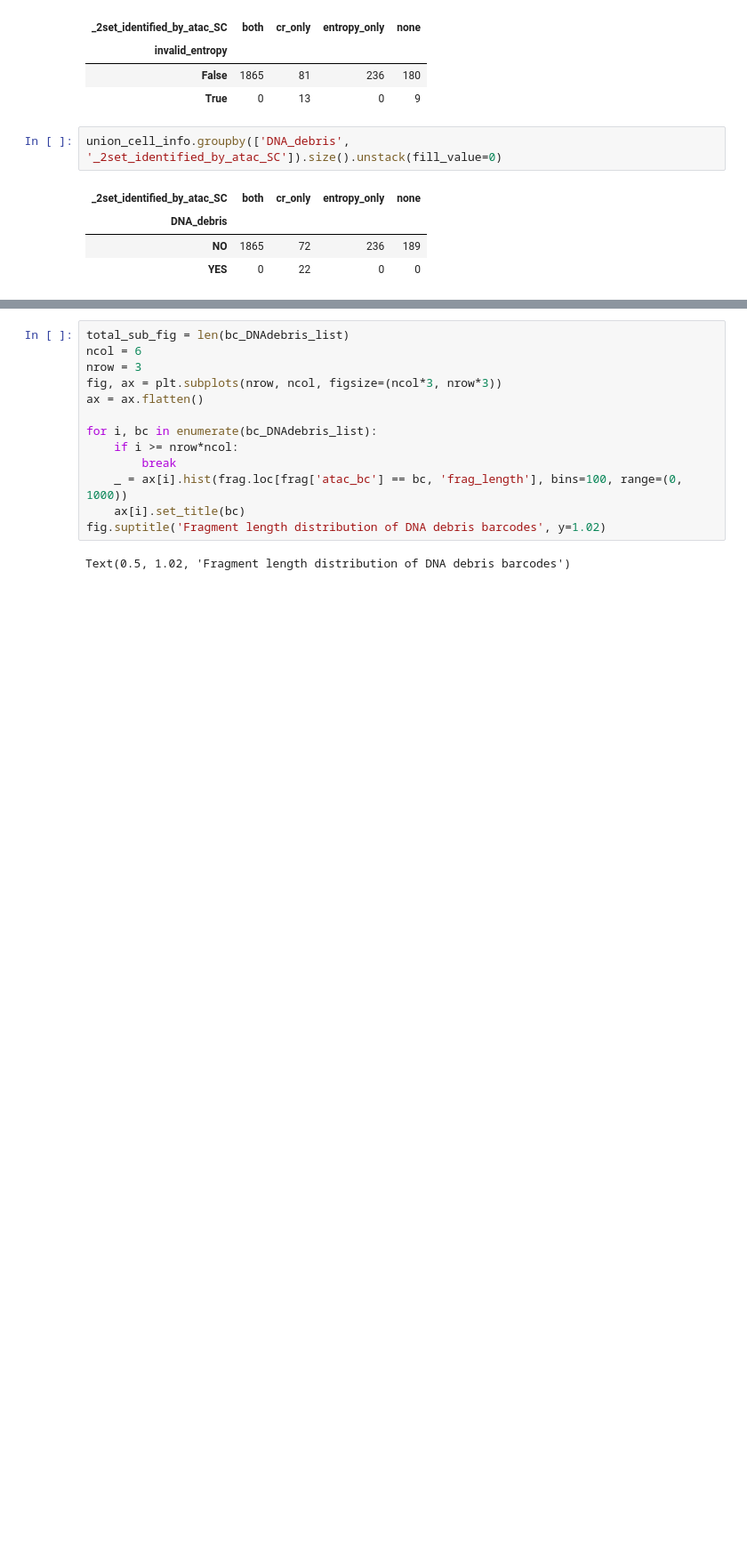
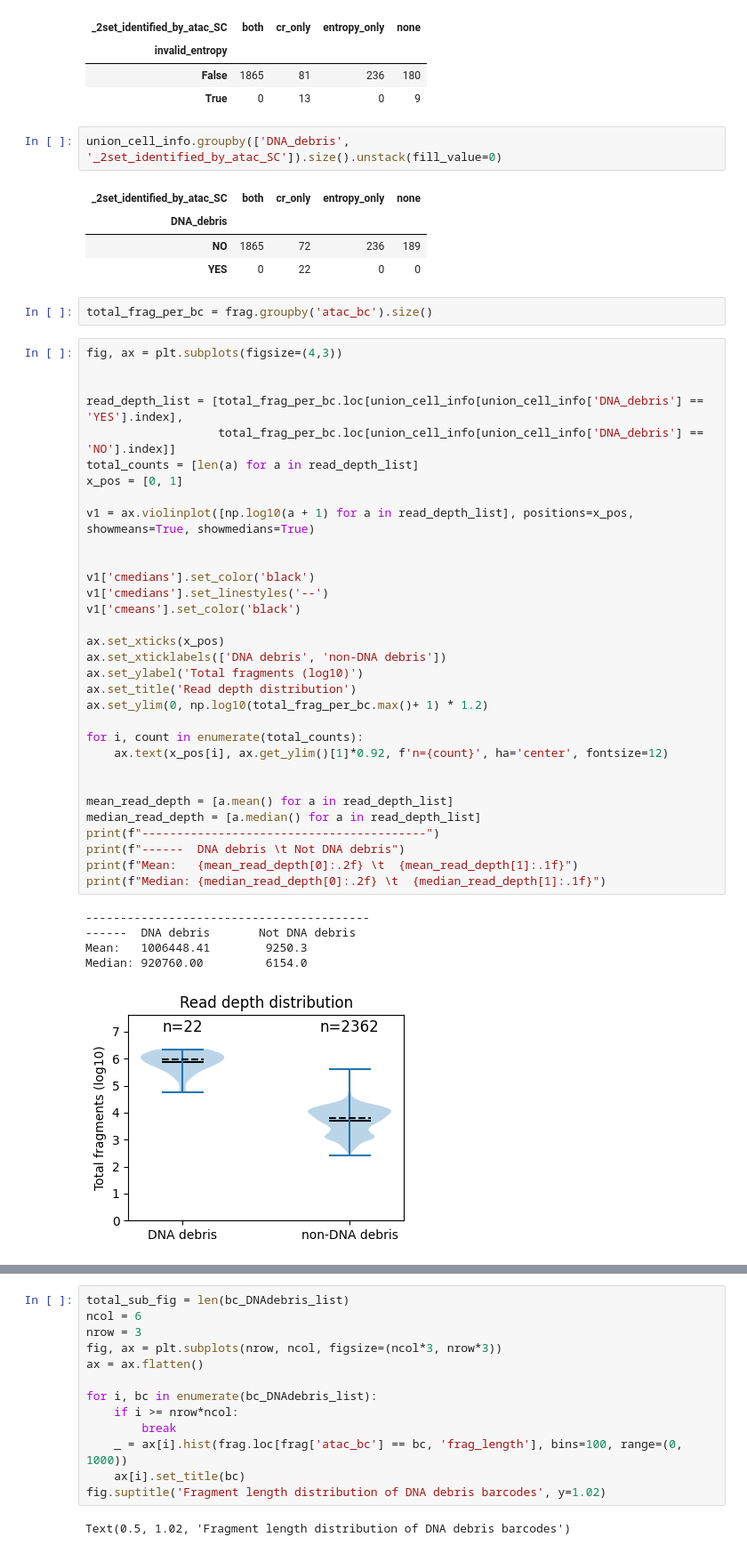
Before and after one commit to streetslab/SADE, a Jupyter notebook: EDA/benchmark_pbmc_union_3sets_p3_frag_dist.ipynb, the cells around one changed output, grey strips where cells are left out. Shown at 89% size. Saved outputs shown, nothing was run; the diff lists cells and outputs as text; blank space fills up the shorter version.

```diff
--- a/EDA/benchmark_pbmc_union_3sets_p3_frag_dist.ipynb
+++ b/EDA/benchmark_pbmc_union_3sets_p3_frag_dist.ipynb
@@ -65,3 +65,43 @@ union_cell_info.groupby(['DNA_debris', '_2set_identified_by_atac_SC']).size().un
 | DNA_debris |  |  |  |  |
 | NO | 1865 | 72 | 236 | 189 |
 | YES | 0 | 22 | 0 | 0 |
+# %%
+total_frag_per_bc = frag.groupby('atac_bc').size()
+# %%
+fig, ax = plt.subplots(figsize=(4,3))
+
+
+read_depth_list = [total_frag_per_bc.loc[union_cell_info[union_cell_info['DNA_debris'] == 'YES'].index],
+                   total_frag_per_bc.loc[union_cell_info[union_cell_info['DNA_debris'] == 'NO'].index]]
+total_counts = [len(a) for a in read_depth_list]
+x_pos = [0, 1]
+
+v1 = ax.violinplot([np.log10(a + 1) for a in read_depth_list], positions=x_pos, showmeans=True, showmedians=True)
+
+
+v1['cmedians'].set_color('black')
+v1['cmedians'].set_linestyles('--')
+v1['cmeans'].set_color('black')
+
+ax.set_xticks(x_pos)
+ax.set_xticklabels(['DNA debris', 'non-DNA debris'])
+ax.set_ylabel('Total fragments (log10)')
+ax.set_title('Read depth distribution')
+ax.set_ylim(0, np.log10(total_frag_per_bc.max()+ 1) * 1.2)
+
+for i, count in enumerate(total_counts):
+    ax.text(x_pos[i], ax.get_ylim()[1]*0.92, f'n={count}', ha='center', fontsize=12)
+
+
+mean_read_depth = [a.mean() for a in read_depth_list]
+median_read_depth = [a.median() for a in read_depth_list]
+print(f"-----------------------------------------")
+print(f"------  DNA debris \t Not DNA debris")
+print(f"Mean:   {mean_read_depth[0]:.2f} \t  {mean_read_depth[1]:.1f}")
+print(f"Median: {median_read_depth[0]:.2f} \t  {median_read_depth[1]:.1f}")
+# %% [output]
+-----------------------------------------
+------  DNA debris       Not DNA debris
+Mean:   1006448.41        9250.3
+Median: 920760.00         6154.0
+[figure, added]
```
Also changed, not shown: parts of 29 cells of this notebook, 23 other files.
